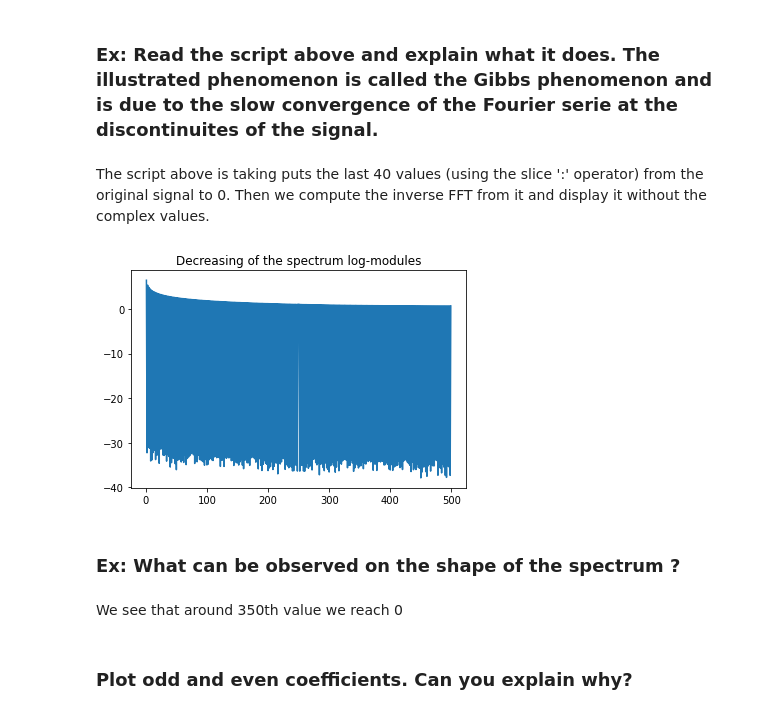
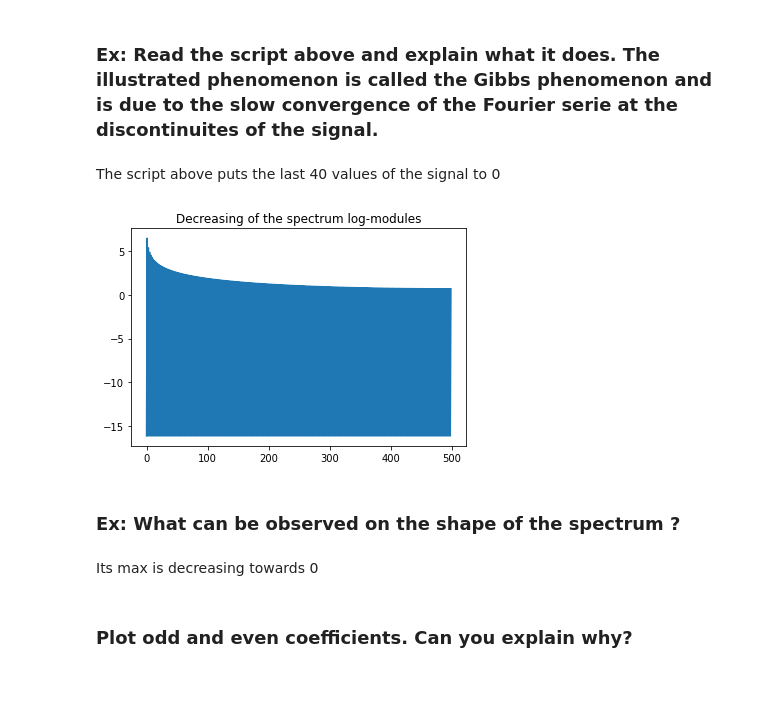
Before and after one commit to guillaume-haerinck/imac-tp-signal, a Jupyter notebook: m2-semestre1/TD2/TD 1 FFT - Exercices.ipynb, the cells around one changed output. Saved outputs shown, nothing was run; the diff lists cells and outputs as text; code cells hidden in the pictures; blank space fills up the shorter version.

```diff
--- a/m2-semestre1/TD2/TD 1 FFT - Exercices.ipynb
+++ b/m2-semestre1/TD2/TD 1 FFT - Exercices.ipynb
@@ -132,16 +186,16 @@ plt.plot(np.real(reconstruct))
 # %% [markdown]
 ### Ex: Read the script above and explain what it does. The illustrated phenomenon is called the Gibbs phenomenon and is due to the slow convergence of the Fourier serie at the discontinuites of the signal.
 # %% [markdown]
-The script above is taking puts the last 40 values (using the slice ':' operator) from the original signal to 0. Then we compute the inverse FFT from it and display it without the complex values.
+The script above puts the last 40 values of the signal to 0
 # %%
 plt.title("Decreasing of the spectrum log-modules")
-fq = spectre[0:m]
+fq = spectre[0:m] + 0.0000001 # Prevent division by 0
 plt.plot(np.log(np.abs(fq)));
 # %% [output]
-[figure, old version]
+[figure, new version]
 # %% [markdown]
 ### Ex: What can be observed on the shape of the spectrum ?
-# %% [markdown]
-We see that around 350th value we reach 0
+# %% [markdown]
+Its max is decreasing towards 0
 # %% [markdown]
 ### Plot odd and even coefficients. Can you explain why?
```
Also changed, not shown: parts of 27 cells of this notebook.
